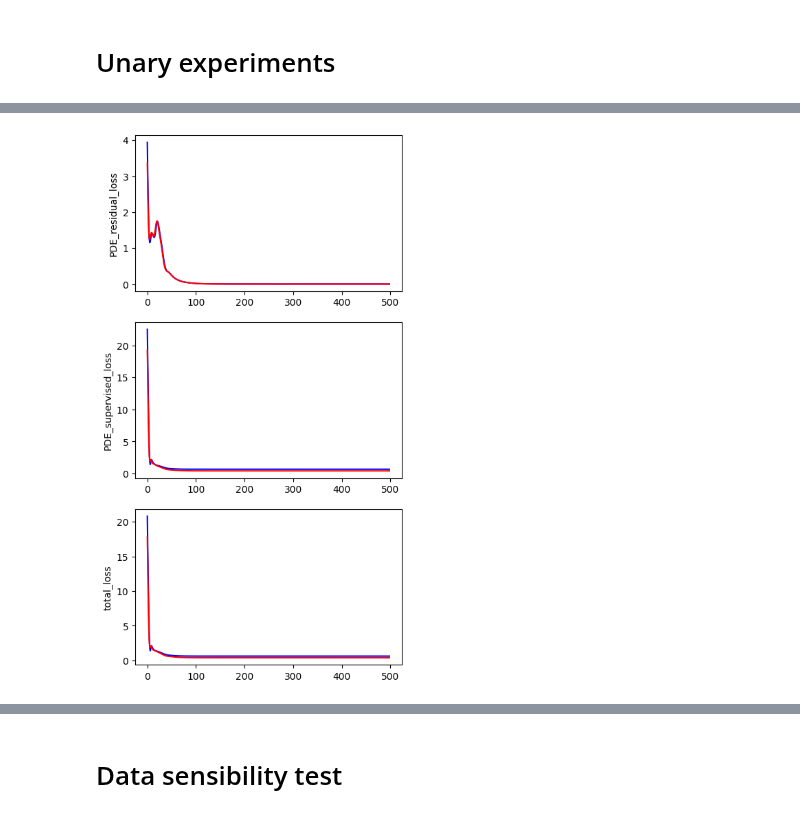
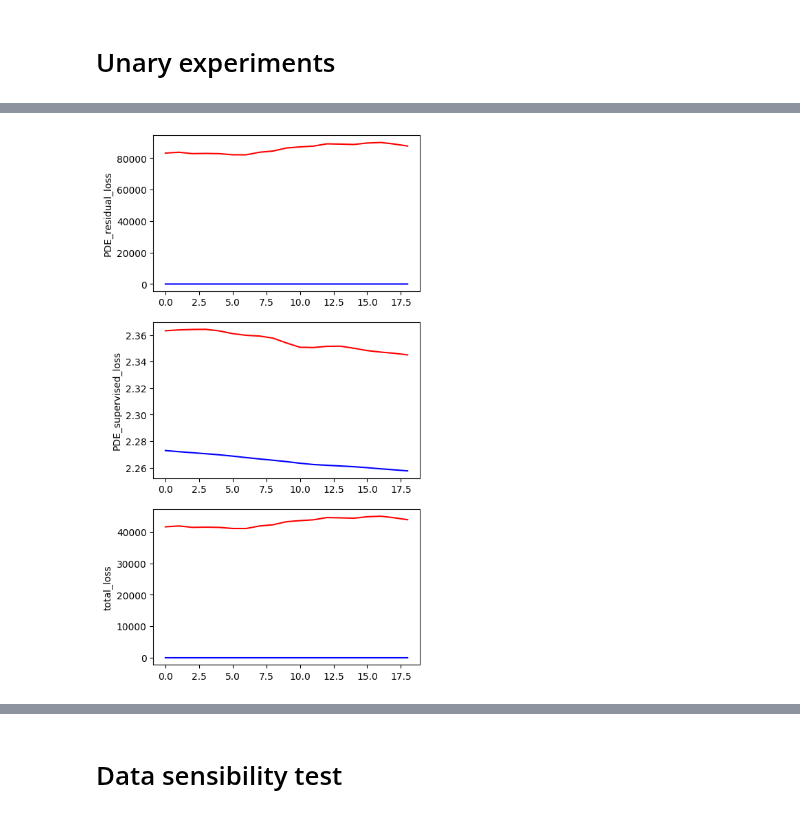
Before and after one commit to grmc1999/PhysicsSimulationDeepLearning, a Jupyter notebook: Notebooks/Result_analysis.ipynb, the cells around one changed output, grey strips where cells are left out. Cells and saved outputs as stored; diff of their text form; code cells hidden in the pictures.

```diff
--- a/Notebooks/Result_analysis.ipynb
+++ b/Notebooks/Result_analysis.ipynb
@@ -27,5 +27,7 @@ from functools import reduce
 import matplotlib.pyplot as plt
 import matplotlib as mpl
 # %%
-! ls ../Exps/2D_Poisson/2D_poisson_eq_D_N_R_quad_f_Linear_Linear_64x64
+#! ls ../Exps/2D_Poisson/2D_poisson_eq_D_N_R_quad_f_Linear_Linear_64x64
+! ls /app/Exploring_repo/
+ROOT="/app/Exploring_repo/"
 # %% [output]
@@ -34,8 +36,8 @@ GAN_PI_MultiP5_PointNet_LL_PDELL_D2_G2
 # %% [markdown]
 # Unary experiments
 # %%
-root="../Exps/GAN_PI"
-root="../Exps/PINN"
+root=ROOT+"Exps/GAN_PI"
+root=ROOT+"Exps/PINN"
 #root="../Exps/Data_sensibility_exps/GAN_PI"
 #root="../Exps/2D_Poisson/2D_poisson_eq_D_N_R_quad_f_Linear_Linear_64x64"
 #root="../Exps/2D_Poisson/2D_poisson_eq_Dirichlet_Const_Quad_f_Const_64x64"
@@ -73,13 +76,15 @@ hist=hist.tolist()
 
 #plt.plot(step_loss["PDE_supervised_loss"][-100:])
 
-inidx_1=-5
+inidx_1=-20
 inidx_2=-1
 
 step_loss={}
-for k in hist[1]["train"]["generative_losses"][0].keys():
+for k in hist[1]["train"][0].keys():
+#for k in hist[1]["train"]["generative_losses"][0].keys():
     step_loss[k]=list(
-        reduce(lambda x,y:x+y,list(b[k] for b in hist[ep]["train"]["generative_losses"])) for ep in hist.keys()
+        reduce(lambda x,y:x+y,list(b[k] for b in hist[ep]["train"])) for ep in hist.keys()
+        #reduce(lambda x,y:x+y,list(b[k] for b in hist[ep]["train"]["generative_losses"])) for ep in hist.keys()
     )
 
 fig,axs=plt.subplots(figsize=(10,10))
@@ -113,9 +118,11 @@ plt.show()
 
 
 step_loss={}
-for k in hist[1]["test"]["generative_losses"][0].keys():
+for k in hist[1]["test"][0].keys():
+#for k in hist[1]["test"]["generative_losses"][0].keys():
     step_loss[k]=list(
-        reduce(lambda x,y:x+y,list(b[k] for b in hist[ep]["test"]["generative_losses"])) for ep in hist.keys()
+        reduce(lambda x,y:x+y,list(b[k] for b in hist[ep]["test"])) for ep in hist.keys()
+        #reduce(lambda x,y:x+y,list(b[k] for b in hist[ep]["test"]["generative_losses"])) for ep in hist.keys()
     )
 
 fig,axs=plt.subplots(figsize=(10,10))
@@ -155,35 +163,35 @@ step_loss_test={}
 for k in hist[1]["train"][0].keys():
     step_loss_train[k]=list(
         #reduce(lambda x,y:x+y,list(b[k] for b in hist[ep]["train"]["generative_losses"])) for ep in hist.keys()
         reduce(lambda x,y:x+y,list(b[k] for b in hist[ep]["train"])) for ep in hist.keys()
     )
 
 #for k in hist[1]["test"]["generative_losses"][0].keys():
 for k in hist[1]["test"][0].keys():
     step_loss_test[k]=list(
         #reduce(lambda x,y:x+y,list(b[k] for b in hist[ep]["test"]["generative_losses"])) for ep in hist.keys()
         reduce(lambda x,y:x+y,list(b[k] for b in hist[ep]["test"])) for ep in hist.keys()
     )
 
 axss=[]
 
-inidx_1=-500
+inidx_1=-20
 inidx_2=-1
 #fig,axs=plt.subplots(figsize=(5,5))
 fig=plt.figure(figsize=(5,10))
 
 t_lines=[]
 axs=fig.subplots(len(step_loss_train.keys()),1)
 for i,(ax,k) in enumerate(zip(axs,step_loss_train.keys())):
     line=ax.plot(np.arange(len(step_loss_train[k][inidx_1:inidx_2])),step_loss_train[k][inidx_1:inidx_2],color='b',label=k)
     line=ax.plot(np.arange(len(step_loss_test[k][inidx_1:inidx_2])),step_loss_test[k][inidx_1:inidx_2],color='r',label=k)
     ax.set(ylabel=k)
     t_lines.append(line)
     axss.append(axs)
 
 plt.show()
 # %% [output]
-[figure, old version]
+[figure, new version]
 # %%
 hist[1]['train']
 # %% [output]
```
Also changed, not shown: parts of 3 cells of this notebook, 3 other files.
